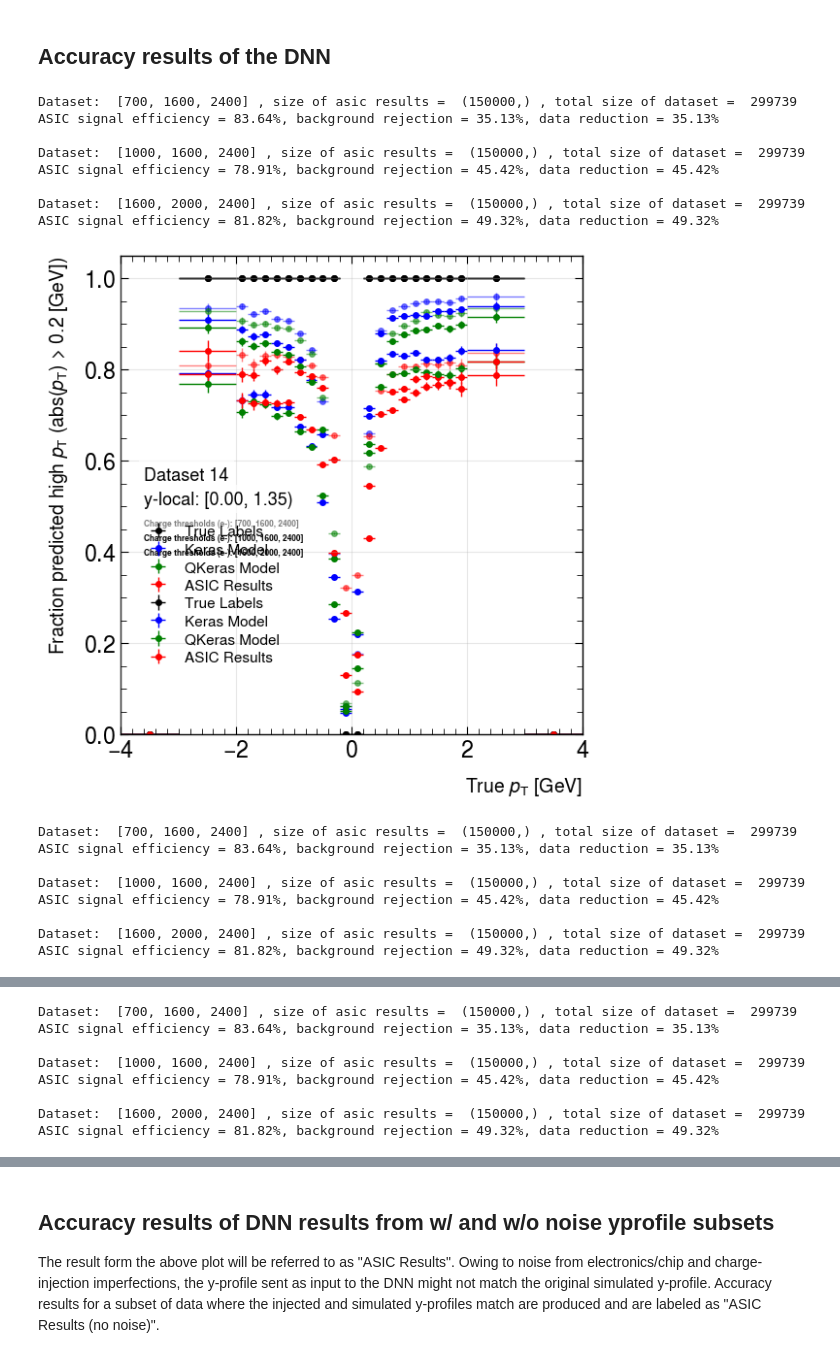
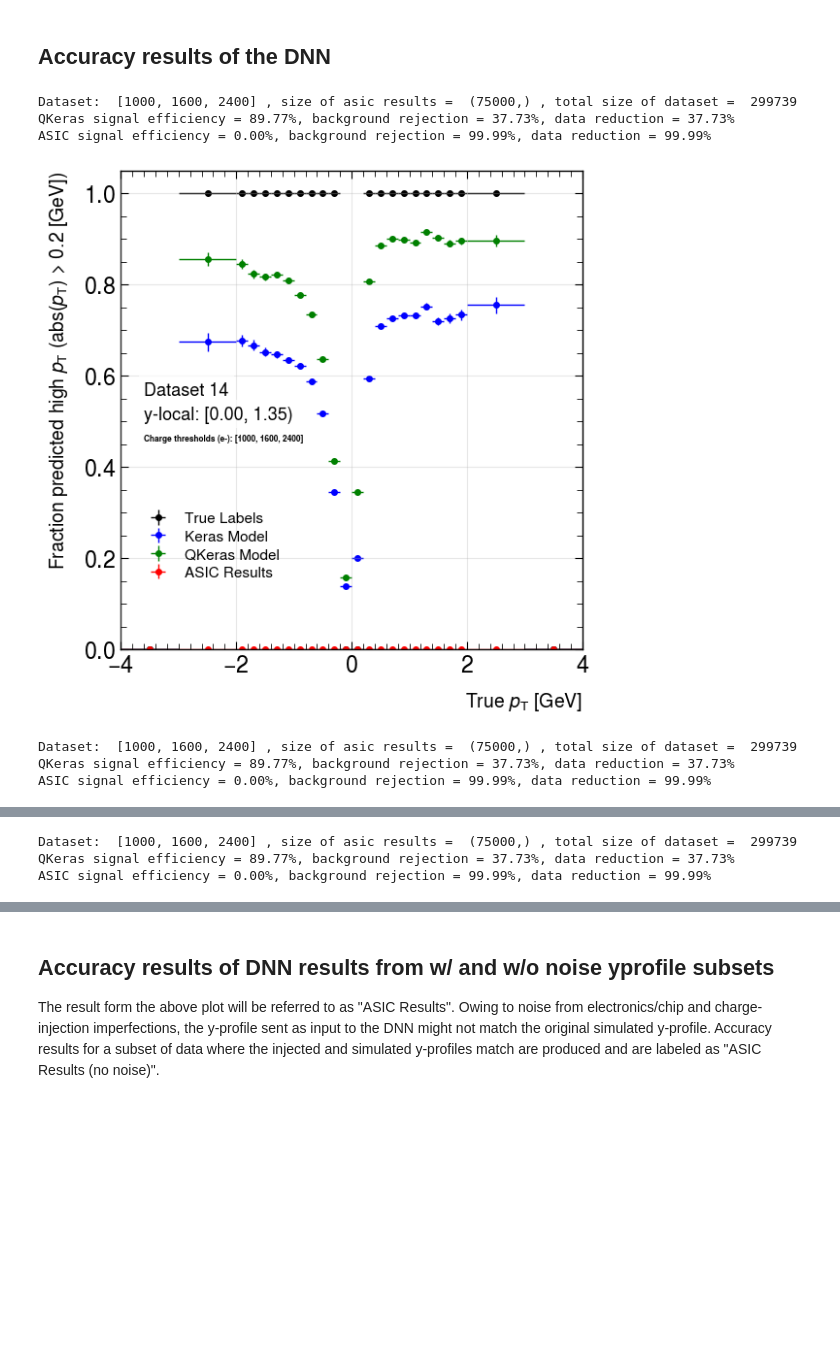
Before and after one commit to swaldy/filter, a Jupyter notebook: model_pipeline/efficiency.ipynb, the cells around one changed output, grey strips where cells are left out. Cells and saved outputs as stored; diff of their text form; code cells hidden in the pictures; blank space fills up the shorter version.

Commit message:
Create flow for self-trained model

```diff
--- a/model_pipeline/efficiency.ipynb
+++ b/model_pipeline/efficiency.ipynb
@@ -86,9 +86,14 @@ def efficiency_error(eff, N):
 ## Load DNN results and y-profiles
 Once the readout.csv is produced, it is passed to CMSPIX_DAQ/lab_analysis/dynamic_parseDNNresults.py to obtain final_results.npy (DNN results in 0/1/2 format).
 # %%
-datadir = "/asic/projects/C/CMS_PIX_28/dshekar/filter/model_pipeline/tmp/"
+confs = config.confs_TB1_BDtuning4_FNALmodel0_TS20 #config.confs_TB1_BDtuning4_TS20 # confs_TB1_ABtuning # confs_TB1_BDtuning #
 
-confs = config.confs_TB1_BDtuning4_TS20 # confs_TB1_ABtuning # confs_TB1_BDtuning #
+save_dir = 'newFNALmodels/'
+if not os.path.exists(save_dir):
+    os.makedirs(save_dir)
+suffix = 'model0'
+
+datadir = f"/asic/projects/C/CMS_PIX_28/dshekar/filter/model_pipeline/tmp_21x13_newFNAL{suffix}"
 
 for conf in confs:
     dir = os.path.join(datadir, "_".join(map(str, conf["qm_charge_levels"])))
@@ -162,6 +165,8 @@ for bin_number in binNumberList:
             print(f"")
             print("Dataset: ",conf["qm_charge_levels"],", size of asic results = ", conf["asic_predictions"].shape, ", total size of dataset = ", mask.sum())
             # return np.array(acc0), np.array(acc0_errs), np.array(acc1), np.array(acc1_errs), np.array(acc2), np.array(acc2_errs), signal_efficiency, background_rejection, data_reduction
+            print(f"QKeras signal efficiency = {qkeras_res_bin[2*len(DNNlabels)] * 100:.2f}%, background rejection = {qkeras_res_bin[2*len(DNNlabels)+1] * 100:.2f}%, data reduction = {qkeras_res_bin[2*len(DNNlabels)+1] * 100:.2f}%")
+
             print(f"ASIC signal efficiency = {asic_res_bin[2*len(DNNlabels)] * 100:.2f}%, background rejection = {asic_res_bin[2*len(DNNlabels)+1] * 100:.2f}%, data reduction = {asic_res_bin[2*len(DNNlabels)+1] * 100:.2f}%")
             # plot settings
             light = (conf["qm_charge_levels"] == [400, 1600, 2400])
@@ -187,52 +192,42 @@ for bin_number in binNumberList:
         ax.set_xlim(-4, 4)
         ax.tick_params(which='minor', length=4)
         ax.tick_params(which='major', length=6)
         ax.xaxis.set_minor_locator(MultipleLocator(0.2))
         ax.yaxis.set_minor_locator(MultipleLocator(0.05))
 
         ax.legend(loc='lower left', fontsize=11, bbox_to_anchor=(0, 0.1))
         plt.tight_layout()
         plt.show()
 
-        os.makedirs("plots", exist_ok=True)
-        pdf_filename = f"plots/eff_vs_pt_ylocal_bin_{bin_number}_label_{iL}.pdf"
+        # os.makedirs(f"plots", exist_ok=True)
+        pdf_filename = f"{save_dir}/eff_vs_pt_ylocal_bin_{bin_number}_label_{iL}_{suffix}.pdf"
         fig.savefig(pdf_filename)
 
     plt.figure(2)
     for iC, conf in enumerate(confs):
         print(conf["noise_yprofile"])
         plt.errorbar(bin_centers, conf["noise_yprofile"], xerr=bin_widths/2, yerr=0, label=f"Charge thresholds (e-): {conf['qm_charge_levels']}", fmt='o', linewidth=1, markersize=4)
     plt.xlabel(r'True $p_{\mathrm{T}}$ [GeV]')
     plt.ylabel("Sum across rows(difference in Y-profiles)")
     plt.grid(True, alpha=0.3)
     plt.title(f"Noise in Y-profile vs True pT for y-local: [{ylocal_min:.2f}, {ylocal_max:.2f})")
     plt.legend()
     plt.tight_layout()
-    plt.savefig(f"plots/noise_in_yprofile_ylocal_bin_{bin_number}.pdf")
+    plt.savefig(f"{save_dir}/noise_in_yprofile_ylocal_bin_{bin_number}_{suffix}.pdf")
 
 # After the loop, concatenate all PDFs into one (run this after the loop)
 if len(binNumberList) > 1:
     merger = PdfMerger()
-    pdf_files = [f"plots/eff_vs_pt_ylocal_bin_{i}.pdf" for i in binNumberList]
+    pdf_files = [f"{save_dir}/eff_vs_pt_ylocal_bin_{i}_{suffix}.pdf" for i in binNumberList]
     for pdf in pdf_files:
         merger.append(pdf)
-    merger.write("plots/all_eff_vs_pt_ylocal_bins.pdf")
+    merger.write(f"{save_dir}/all_eff_vs_pt_ylocal_bins_{suffix}.pdf")
     merger.close()
 # %% [output]
-Dataset:  [700, 1600, 2400] , size of asic results =  (150000,) , total size of dataset =  299739
-ASIC signal efficiency = 83.64%, background rejection = 35.13%, data reduction = 35.13%
-
-Dataset:  [1000, 1600, 2400] , size of asic results =  (150000,) , total size of dataset =  299739
-ASIC signal efficiency = 78.91%, background rejection = 45.42%, data reduction = 45.42%
-
-Dataset:  [1600, 2000, 2400] , size of asic results =  (150000,) , total size of dataset =  299739
-ASIC signal efficiency = 81.82%, background rejection = 49.32%, data reduction = 49.32%
+Dataset:  [1000, 1600, 2400] , size of asic results =  (75000,) , total size of dataset =  299739
+QKeras signal efficiency = 89.77%, background rejection = 37.73%, data reduction = 37.73%
+ASIC signal efficiency = 0.00%, background rejection = 99.99%, data reduction = 99.99%
-[figure, old version]
+[figure, new version]
-Dataset:  [700, 1600, 2400] , size of asic results =  (150000,) , total size of dataset =  299739
-ASIC signal efficiency = 83.64%, background rejection = 35.13%, data reduction = 35.13%
-
-Dataset:  [1000, 1600, 2400] , size of asic results =  (150000,) , total size of dataset =  299739
-ASIC signal efficiency = 78.91%, background rejection = 45.42%, data reduction = 45.42%
-
-Dataset:  [1600, 2000, 2400] , size of asic results =  (150000,) , total size of dataset =  299739
-ASIC signal efficiency = 81.82%, background rejection = 49.32%, data reduction = 49.32%
+Dataset:  [1000, 1600, 2400] , size of asic results =  (75000,) , total size of dataset =  299739
+QKeras signal efficiency = 89.77%, background rejection = 37.73%, data reduction = 37.73%
+ASIC signal efficiency = 0.00%, background rejection = 99.99%, data reduction = 99.99%
@@ -240,8 +235,3 @@ ASIC signal efficiency = 81.82%, background rejection = 49.32%, data reduction =
-Dataset:  [700, 1600, 2400] , size of asic results =  (150000,) , total size of dataset =  299739
-ASIC signal efficiency = 83.64%, background rejection = 35.13%, data reduction = 35.13%
-
-Dataset:  [1000, 1600, 2400] , size of asic results =  (150000,) , total size of dataset =  299739
-ASIC signal efficiency = 78.91%, background rejection = 45.42%, data reduction = 45.42%
-
-Dataset:  [1600, 2000, 2400] , size of asic results =  (150000,) , total size of dataset =  299739
-ASIC signal efficiency = 81.82%, background rejection = 49.32%, data reduction = 49.32%
+Dataset:  [1000, 1600, 2400] , size of asic results =  (75000,) , total size of dataset =  299739
+QKeras signal efficiency = 89.77%, background rejection = 37.73%, data reduction = 37.73%
+ASIC signal efficiency = 0.00%, background rejection = 99.99%, data reduction = 99.99%
```
Also changed, not shown: parts of 5 cells of this notebook, 4 other files.
